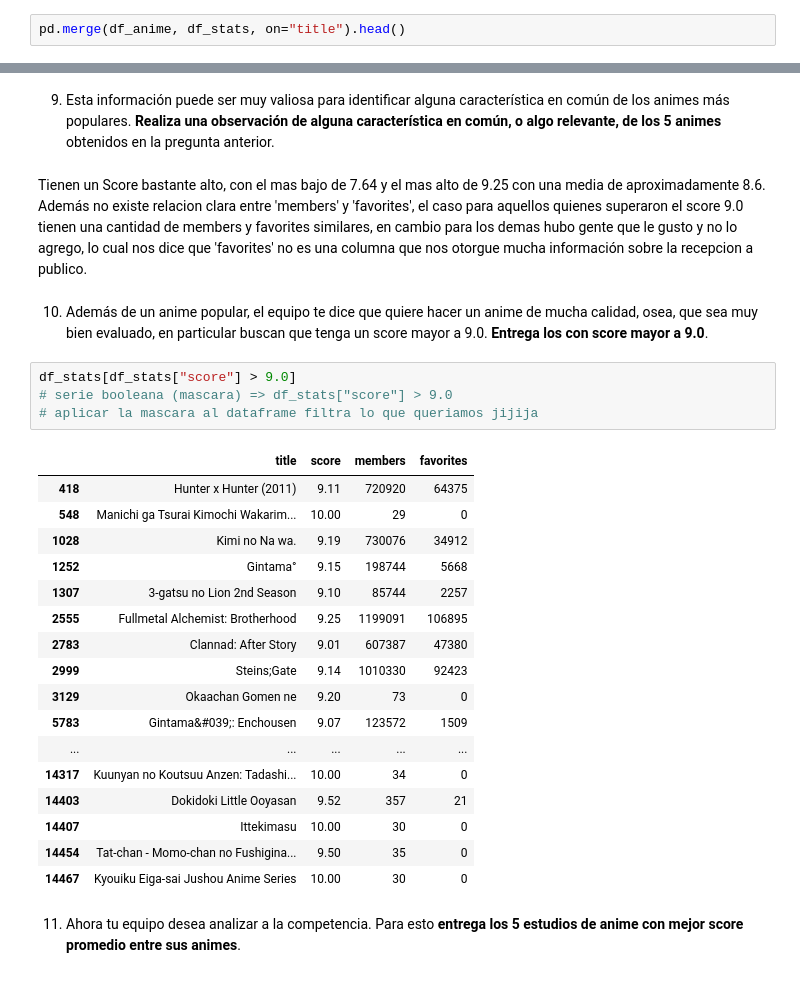
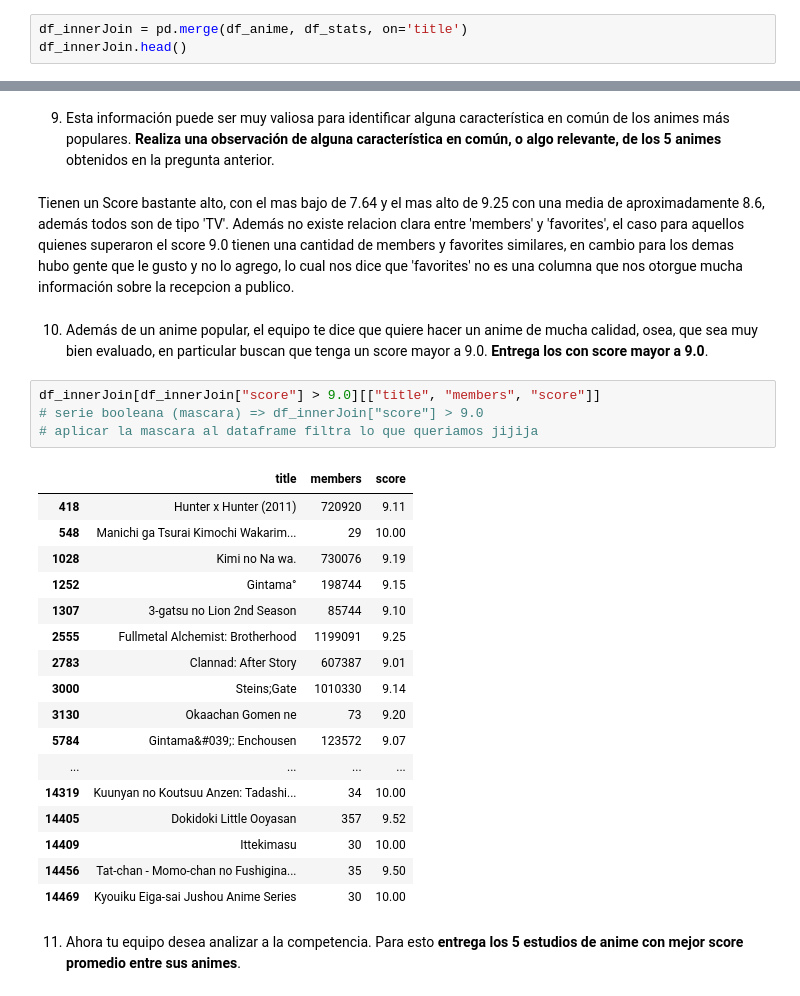
Before and after one commit to astromai/Laboratorios-Mineria-de-Datos-CC5205, a Jupyter notebook: Laboratorio_1.ipynb, the cells around one changed output, grey strips where cells are left out. Cells and saved outputs as stored; diff of their text form.

```diff
--- a/Laboratorio_1.ipynb
+++ b/Laboratorio_1.ipynb
@@ -236,5 +258,6 @@ Con el objetivo de tener toda la información en un solo dataframe, y así poder
 # %% [markdown]
 7. Junte ambos dataframes en uno solo **a través de la columna "title"** con un **inner join**, y **muestre los primeros 5 registros** de este nuevo dataframe.
 # %%
-pd.merge(df_anime, df_stats, on="title").head()
+df_innerJoin = pd.merge(df_anime, df_stats, on='title')
+df_innerJoin.head()
 # %% [output]
@@ -269,31 +287,31 @@ df_stats.sort_values(by="members", ascending=False).head(10)
 # %% [markdown]
 9. Esta información puede ser muy valiosa para identificar alguna característica en común de los animes más populares. **Realiza una observación de alguna característica en común, o algo relevante, de los 5 animes** obtenidos en la pregunta anterior.
 # %% [markdown]
-Tienen un Score bastante alto, con el mas bajo de 7.64 y el mas alto de 9.25 con una media de aproximadamente 8.6.
+Tienen un Score bastante alto, con el mas bajo de 7.64 y el mas alto de 9.25 con una media de aproximadamente 8.6, además todos son de tipo 'TV'.
 Además no existe relacion clara entre 'members' y 'favorites', el caso para aquellos quienes superaron el score 9.0 tienen una cantidad de members y favorites similares, en cambio para los demas hubo gente que le gusto y no lo agrego, lo cual nos dice que 'favorites' no es una columna que nos otorgue mucha información sobre la recepcion a publico.
 # %% [markdown]
 10. Además de un anime popular, el equipo te dice que quiere hacer un anime de mucha calidad, osea, que sea muy bien evaluado, en particular buscan que tenga un score mayor a 9.0. **Entrega los con score mayor a 9.0**.
 # %%
-df_stats[df_stats["score"] > 9.0]
-# serie booleana (mascara) => df_stats["score"] > 9.0
+df_innerJoin[df_innerJoin["score"] > 9.0][["title", "members", "score"]]
+# serie booleana (mascara) => df_innerJoin["score"] > 9.0
 # aplicar la mascara al dataframe filtra lo que queriamos jijija
 # %% [output]
-|  | title | score | members | favorites |
-| 418 | Hunter x Hunter (2011) | 9.11 | 720920 | 64375 |
-| 548 | Manichi ga Tsurai Kimochi Wakarim... | 10.00 | 29 | 0 |
-| 1028 | Kimi no Na wa. | 9.19 | 730076 | 34912 |
-| 1252 | Gintama° | 9.15 | 198744 | 5668 |
-| 1307 | 3-gatsu no Lion 2nd Season | 9.10 | 85744 | 2257 |
-| 2555 | Fullmetal Alchemist: Brotherhood | 9.25 | 1199091 | 106895 |
-| 2783 | Clannad: After Story | 9.01 | 607387 | 47380 |
-| 2999 | Steins;Gate | 9.14 | 1010330 | 92423 |
-| 3129 | Okaachan Gomen ne | 9.20 | 73 | 0 |
-| 5783 | Gintama&#039;: Enchousen | 9.07 | 123572 | 1509 |
-| ... | ... | ... | ... | ... |
-| 14317 | Kuunyan no Koutsuu Anzen: Tadashi... | 10.00 | 34 | 0 |
-| 14403 | Dokidoki Little Ooyasan | 9.52 | 357 | 21 |
-| 14407 | Ittekimasu | 10.00 | 30 | 0 |
-| 14454 | Tat-chan - Momo-chan no Fushigina... | 9.50 | 35 | 0 |
-| 14467 | Kyouiku Eiga-sai Jushou Anime Series | 10.00 | 30 | 0 |
+|  | title | members | score |
+| 418 | Hunter x Hunter (2011) | 720920 | 9.11 |
+| 548 | Manichi ga Tsurai Kimochi Wakarim... | 29 | 10.00 |
+| 1028 | Kimi no Na wa. | 730076 | 9.19 |
+| 1252 | Gintama° | 198744 | 9.15 |
+| 1307 | 3-gatsu no Lion 2nd Season | 85744 | 9.10 |
+| 2555 | Fullmetal Alchemist: Brotherhood | 1199091 | 9.25 |
+| 2783 | Clannad: After Story | 607387 | 9.01 |
+| 3000 | Steins;Gate | 1010330 | 9.14 |
+| 3130 | Okaachan Gomen ne | 73 | 9.20 |
+| 5784 | Gintama&#039;: Enchousen | 123572 | 9.07 |
+| ... | ... | ... | ... |
+| 14319 | Kuunyan no Koutsuu Anzen: Tadashi... | 34 | 10.00 |
+| 14405 | Dokidoki Little Ooyasan | 357 | 9.52 |
+| 14409 | Ittekimasu | 30 | 10.00 |
+| 14456 | Tat-chan - Momo-chan no Fushigina... | 35 | 9.50 |
+| 14469 | Kyouiku Eiga-sai Jushou Anime Series | 30 | 10.00 |
 # %% [markdown]
 11. Ahora tu equipo desea analizar a la competencia. Para esto **entrega los 5 estudios de anime con mejor score promedio entre sus animes**.
```
Also changed, not shown: parts of 15 cells of this notebook.
